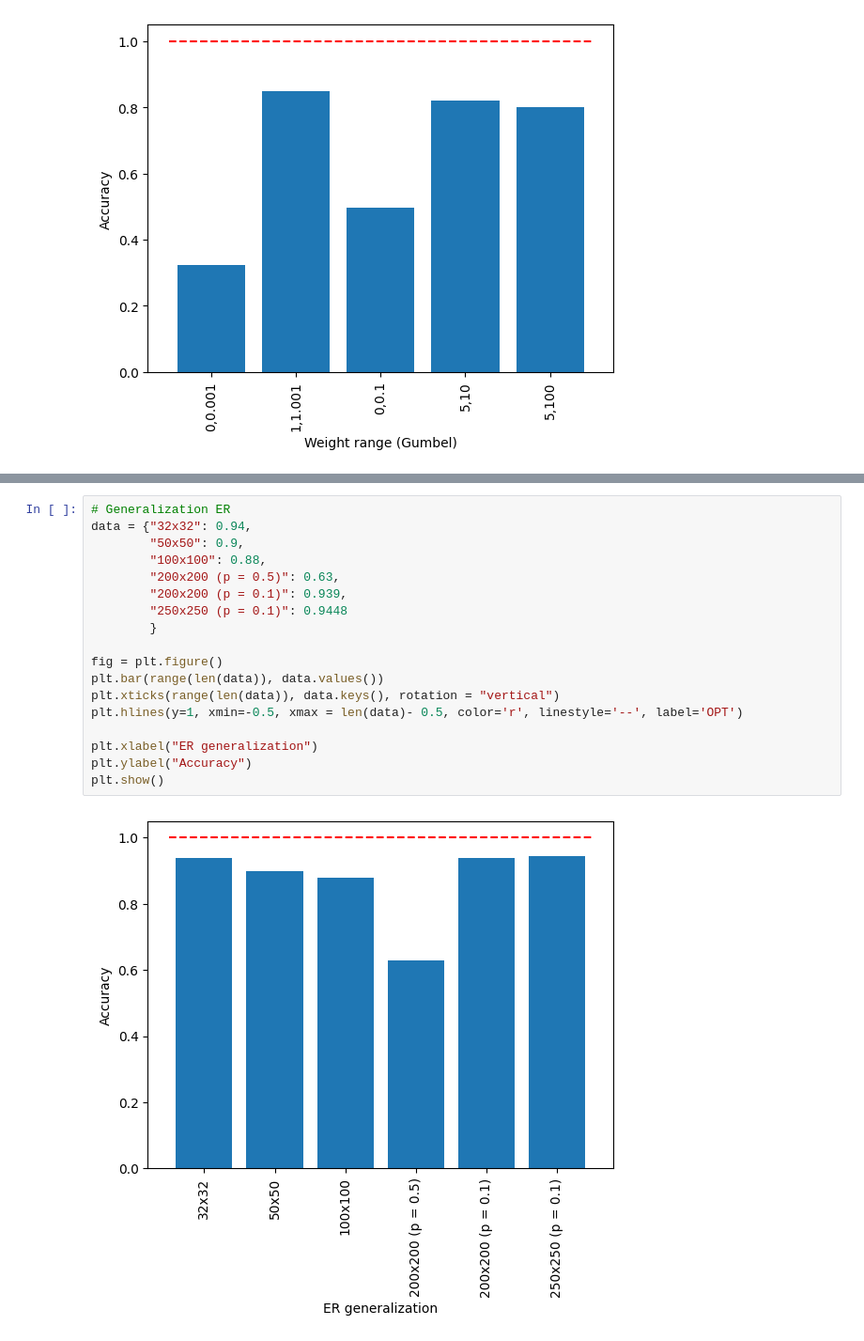
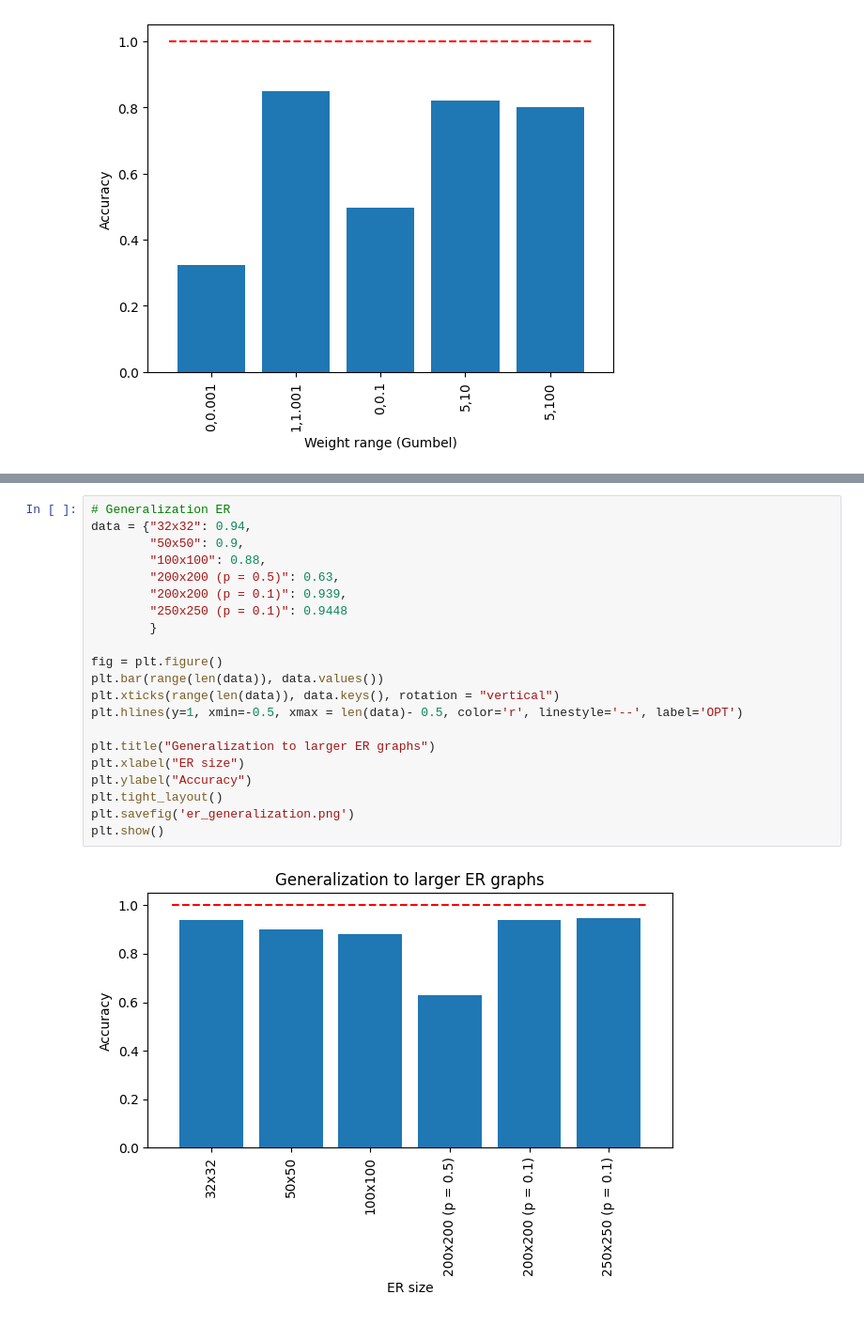
Before and after one commit to anders-wikum/clrs, a Jupyter notebook: notebooks/w7_plots.ipynb, the cells around one changed output, grey strips where cells are left out. Shown at 94% size. Cells and saved outputs as stored; diff of their text form.

```diff
--- a/notebooks/w7_plots.ipynb
+++ b/notebooks/w7_plots.ipynb
@@ -103,20 +107,23 @@ plt.show()
 # %%
 # Generalization ER
 data = {"32x32": 0.94,
         "50x50": 0.9,
         "100x100": 0.88,
         "200x200 (p = 0.5)": 0.63,
         "200x200 (p = 0.1)": 0.939,
         "250x250 (p = 0.1)": 0.9448
         }
 
 fig = plt.figure()
 plt.bar(range(len(data)), data.values())
 plt.xticks(range(len(data)), data.keys(), rotation = "vertical")
 plt.hlines(y=1, xmin=-0.5, xmax = len(data)- 0.5, color='r', linestyle='--', label='OPT')
 
-plt.xlabel("ER generalization")
+plt.title("Generalization to larger ER graphs")
+plt.xlabel("ER size")
 plt.ylabel("Accuracy")
+plt.tight_layout()
+plt.savefig('er_generalization.png')
 plt.show()
 # %% [output]
-[figure, old version]
+[figure, new version]
```
Also changed, not shown: parts of 3 cells of this notebook, 3 other files.
